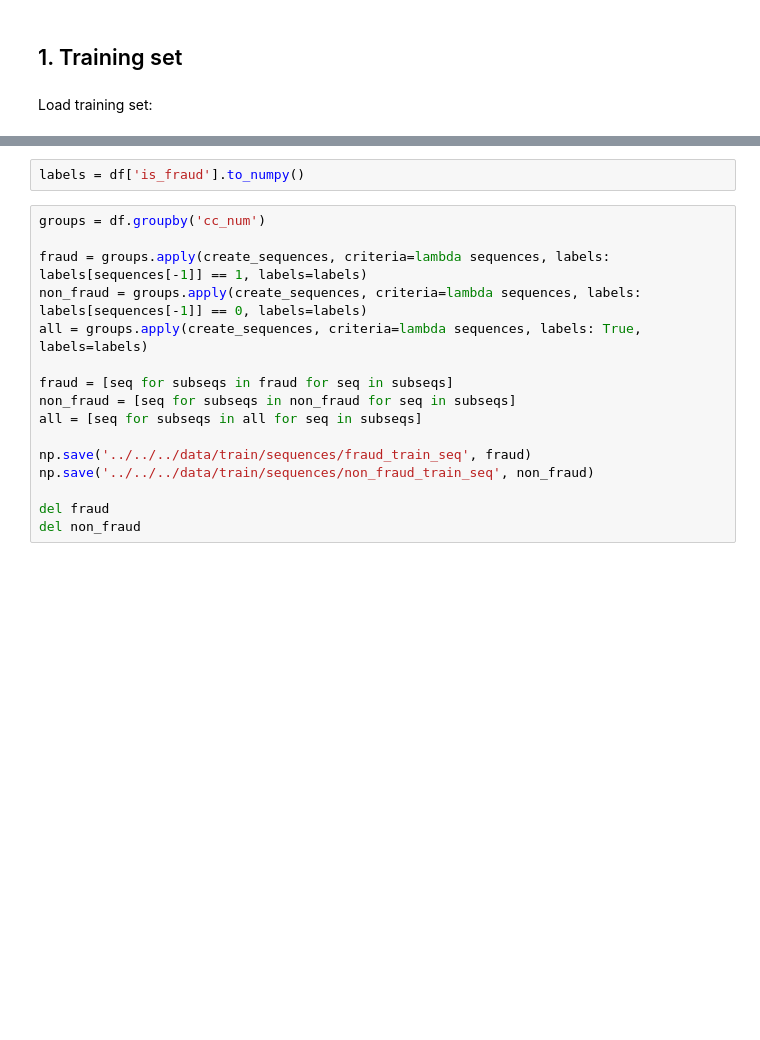
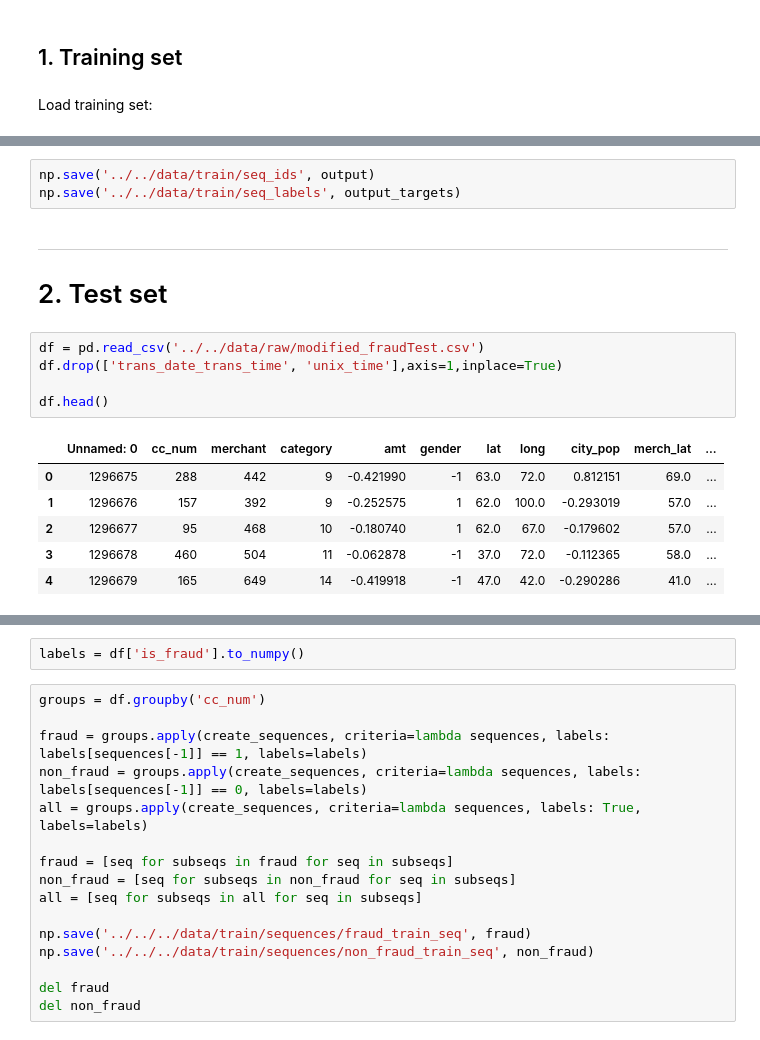
Before and after one commit to A-Nancio/Thesis, a Jupyter notebook: src/data_processing/pre_training/3_generate_sequences.ipynb, the cells around one changed output, grey strips where cells are left out. Cells and saved outputs as stored; diff of their text form; blank space fills up the shorter version.

```diff
--- a/src/data_processing/pre_training/3_generate_sequences.ipynb
+++ b/src/data_processing/pre_training/3_generate_sequences.ipynb
@@ -40,0 +73,18 @@ df.head()
+# %%
+np.save('../../data/train/seq_ids', output)
+np.save('../../data/train/seq_labels', output_targets)
+# %% [markdown]
+---
+# 2. Test set
+# %%
+df = pd.read_csv('../../data/raw/modified_fraudTest.csv')
+df.drop(['trans_date_trans_time', 'unix_time'],axis=1,inplace=True)
+
+df.head()
+# %% [output]
+|  | Unnamed: 0 | cc_num | merchant | category | amt | gender | lat | long | city_pop | merch_lat | ... |
+| 0 | 1296675 | 288 | 442 | 9 | -0.421990 | -1 | 63.0 | 72.0 | 0.812151 | 69.0 | ... |
+| 1 | 1296676 | 157 | 392 | 9 | -0.252575 | 1 | 62.0 | 100.0 | -0.293019 | 57.0 | ... |
+| 2 | 1296677 | 95 | 468 | 10 | -0.180740 | 1 | 62.0 | 67.0 | -0.179602 | 57.0 | ... |
+| 3 | 1296678 | 460 | 504 | 11 | -0.062878 | -1 | 37.0 | 72.0 | -0.112365 | 58.0 | ... |
+| 4 | 1296679 | 165 | 649 | 14 | -0.419918 | -1 | 47.0 | 42.0 | -0.290286 | 41.0 | ... |
```
Also changed, not shown: parts of 8 cells of this notebook, 56 other files.
